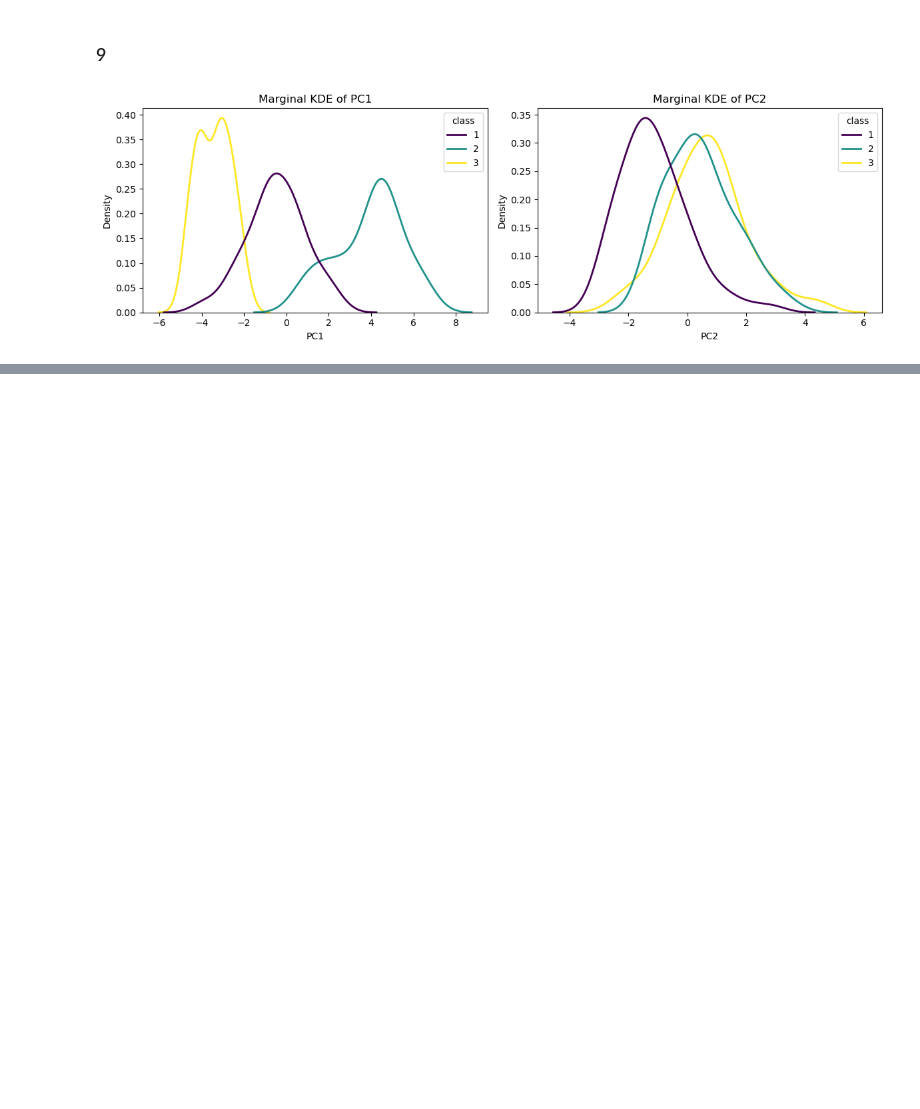
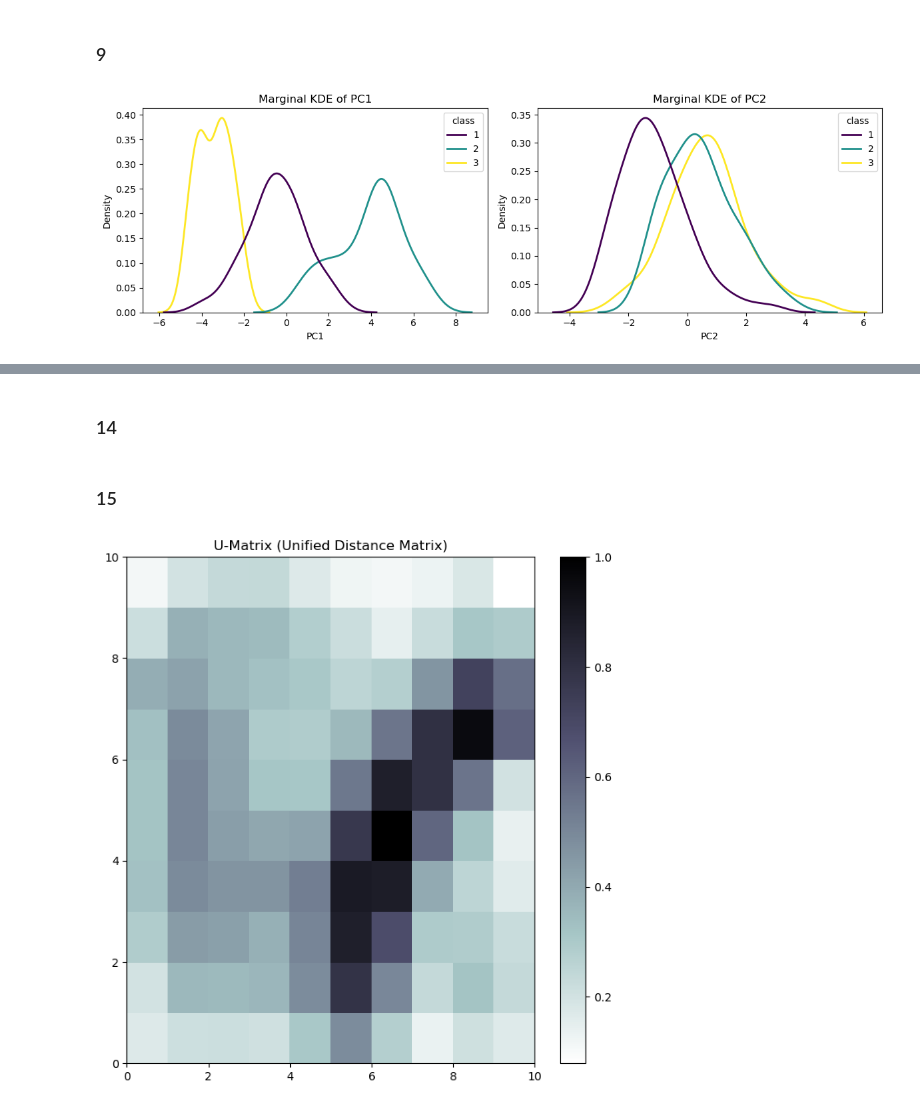
Before and after one commit to VahidTheOnly/SPR_4041, a Jupyter notebook: Coding/HW1/Codes/Answers.ipynb, the cells around one changed output, grey strips where cells are left out. Cells and saved outputs as stored; diff of their text form; code cells hidden in the pictures; blank space fills up the shorter version.

```diff
--- a/Coding/HW1/Codes/Answers.ipynb
+++ b/Coding/HW1/Codes/Answers.ipynb
@@ -154,0 +247,32 @@ plt.show()
+# %% [markdown]
+### 14
+# %%
+from sklearn.datasets import load_iris
+from sklearn.preprocessing import minmax_scale
+from minisom import MiniSom
+
+iris = load_iris()
+data = minmax_scale(iris.data, feature_range=(0, 1))
+labels = iris.target
+target_names = iris.target_names
+n_features = data.shape[1]
+# %%
+som = MiniSom(10, 10, n_features,
+              sigma=1.5,
+              learning_rate=0.5,
+              neighborhood_function='gaussian',
+              random_seed=42)
+
+som.random_weights_init(data)
+som.train_random(data, 500)
+# %% [markdown]
+### 15
+# %%
+plt.figure(figsize=(8, 8))
+u_matrix = som.distance_map()
+plt.pcolor(u_matrix.T, cmap='bone_r')
+plt.colorbar()
+plt.title('U-Matrix (Unified Distance Matrix)')
+plt.show()
+# %% [output]
+[figure, added]
```
Also changed, not shown: parts of 15 cells of this notebook, 7 other files.
